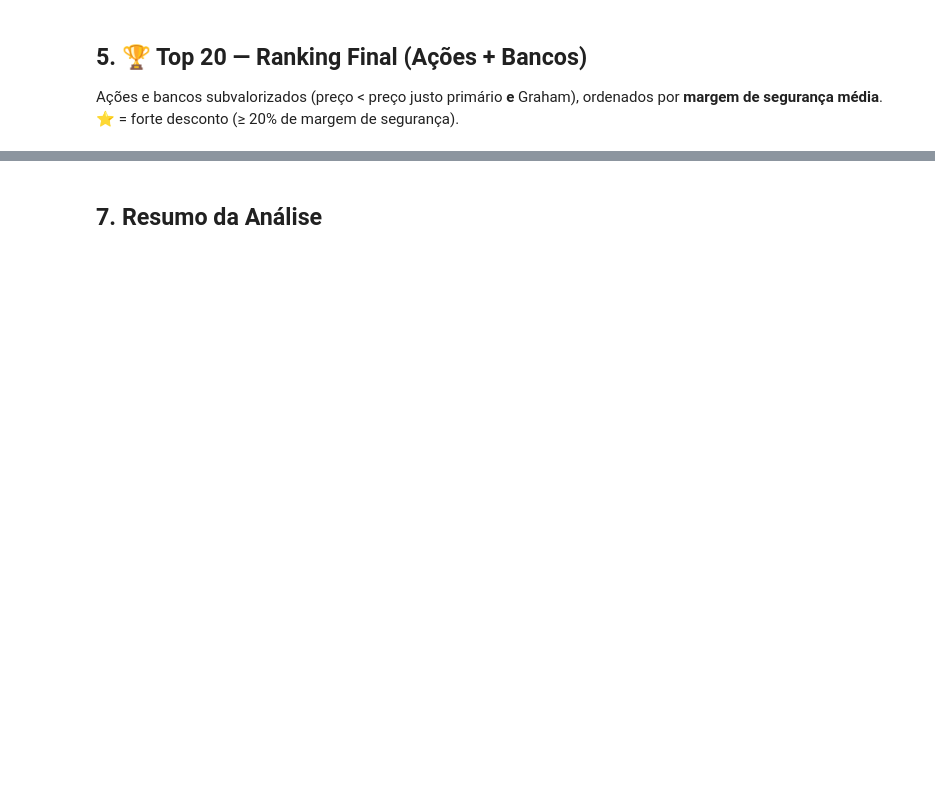
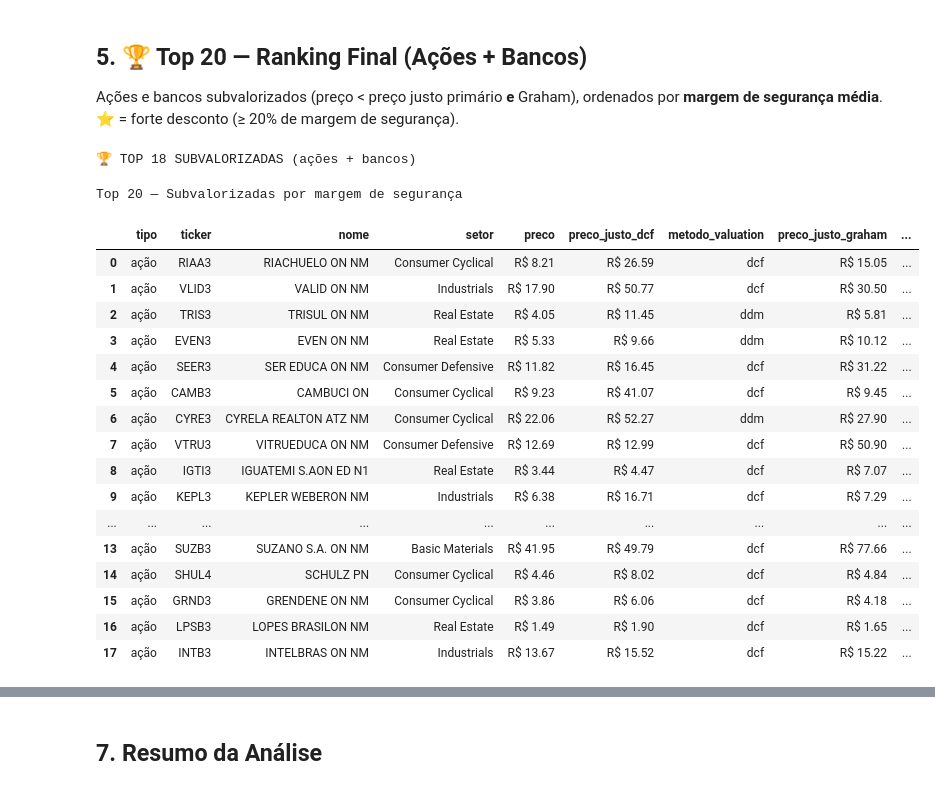
Before and after one commit to alisson446/stock-analysis, a Jupyter notebook: analysis.ipynb, the cells around one changed output, grey strips where cells are left out. Cells and saved outputs as stored; diff of their text form; code cells hidden in the pictures; blank space fills up the shorter version.

```diff
--- a/analysis.ipynb
+++ b/analysis.ipynb
@@ -125,8 +175,9 @@ Ações com preço de mercado **abaixo de ambos** os preços justos são conside
 if len(filtered_stocks) > 0:
     valued_stocks = valuation.apply_valuation(filtered_stocks, stock_fundamentals_clean, model='stock')
 
-    val_cols = ['ticker', 'nome', 'preco', 'preco_justo_dcf', 'preco_justo_graham',
-                'margem_seg_dcf_pct', 'margem_seg_graham_pct', 'undervalued', 'forte_desconto']
+    val_cols = ['ticker', 'nome', 'preco', 'preco_justo_dcf', 'metodo_valuation',
+                'preco_justo_graham', 'margem_seg_dcf_pct', 'margem_seg_graham_pct',
+                'undervalued', 'forte_desconto']
     display(valued_stocks[val_cols].style.format({
         'preco': 'R$ {:.2f}',
         'preco_justo_dcf': 'R$ {:.2f}',
@@ -159,8 +229,9 @@ filtered_banks = filters.apply_bank_filters(bank_fundamentals)
 if len(filtered_banks) > 0:
     valued_banks = valuation.apply_valuation(filtered_banks, stock_fundamentals_clean, model='bank')
 
-    val_cols = ['ticker', 'nome', 'preco', 'preco_justo_dcf', 'preco_justo_graham',
-                'margem_seg_dcf_pct', 'margem_seg_graham_pct', 'undervalued', 'forte_desconto']
+    val_cols = ['ticker', 'nome', 'preco', 'preco_justo_dcf', 'metodo_valuation',
+                'preco_justo_graham', 'margem_seg_dcf_pct', 'margem_seg_graham_pct',
+                'undervalued', 'forte_desconto']
     display(valued_banks[val_cols].style.format({
         'preco': 'R$ {:.2f}',
         'preco_justo_dcf': 'R$ {:.2f}',
@@ -198,32 +280,52 @@ if len(all_valued_df) > 0 and all_valued_df['undervalued'].any():
     undervalued = all_valued_df[all_valued_df['undervalued']].copy()
 
     # Ordenar por maior margem de segurança e pegar top 20
     top20 = (undervalued
              .sort_values('margem_seg_media_pct', ascending=False)
              .head(20)
              .reset_index(drop=True))
 
     print(f"🏆 TOP {len(top20)} SUBVALORIZADAS (ações + bancos)\n")
 
     result_cols = ['tipo', 'ticker', 'nome', 'setor', 'preco', 'preco_justo_dcf',
-                   'preco_justo_graham', 'margem_seg_media_pct', 'forte_desconto',
-                   'pl', 'pvp', 'roe_pct', 'margem_liquida_pct']
+                   'metodo_valuation', 'preco_justo_graham', 'margem_seg_media_pct',
+                   'forte_desconto', 'pl', 'pvp', 'roe_pct', 'margem_liquida_pct']
     display(top20[result_cols].style.format({
         'preco': 'R$ {:.2f}',
         'preco_justo_dcf': 'R$ {:.2f}',
         'preco_justo_graham': 'R$ {:.2f}',
         'margem_seg_media_pct': '{:.1f}%',
         'pl': '{:.2f}',
         'pvp': '{:.2f}',
         'roe_pct': '{:.1f}%',
         'margem_liquida_pct': '{:.1f}%',
     }).set_caption("Top 20 — Subvalorizadas por margem de segurança"))
 else:
     top20 = pd.DataFrame()
     print("⚠️ Nenhuma ação/banco encontrado abaixo do preço justo.")
 
     if len(all_valued_df) > 0:
         print("\nMais próximas do preço justo:")
         near = all_valued_df.nlargest(10, 'margem_seg_media_pct')
         display(near[['tipo', 'ticker', 'nome', 'preco', 'preco_justo_dcf',
                        'preco_justo_graham', 'margem_seg_media_pct']])
+# %% [output]
+🏆 TOP 18 SUBVALORIZADAS (ações + bancos)
+Top 20 — Subvalorizadas por margem de segurança
+|  | tipo | ticker | nome | setor | preco | preco_justo_dcf | metodo_valuation | preco_justo_graham | ... |
+| 0 | ação | RIAA3 | RIACHUELO ON NM | Consumer Cyclical | R$ 8.21 | R$ 26.59 | dcf | R$ 15.05 | ... |
+| 1 | ação | VLID3 | VALID ON NM | Industrials | R$ 17.90 | R$ 50.77 | dcf | R$ 30.50 | ... |
+| 2 | ação | TRIS3 | TRISUL ON NM | Real Estate | R$ 4.05 | R$ 11.45 | ddm | R$ 5.81 | ... |
+| 3 | ação | EVEN3 | EVEN ON NM | Real Estate | R$ 5.33 | R$ 9.66 | ddm | R$ 10.12 | ... |
+| 4 | ação | SEER3 | SER EDUCA ON NM | Consumer Defensive | R$ 11.82 | R$ 16.45 | dcf | R$ 31.22 | ... |
+| 5 | ação | CAMB3 | CAMBUCI ON | Consumer Cyclical | R$ 9.23 | R$ 41.07 | dcf | R$ 9.45 | ... |
+| 6 | ação | CYRE3 | CYRELA REALTON ATZ NM | Consumer Cyclical | R$ 22.06 | R$ 52.27 | ddm | R$ 27.90 | ... |
+| 7 | ação | VTRU3 | VITRUEDUCA ON NM | Consumer Defensive | R$ 12.69 | R$ 12.99 | dcf | R$ 50.90 | ... |
+| 8 | ação | IGTI3 | IGUATEMI S.AON ED N1 | Real Estate | R$ 3.44 | R$ 4.47 | dcf | R$ 7.07 | ... |
+| 9 | ação | KEPL3 | KEPLER WEBERON NM | Industrials | R$ 6.38 | R$ 16.71 | dcf | R$ 7.29 | ... |
+| ... | ... | ... | ... | ... | ... | ... | ... | ... | ... |
+| 13 | ação | SUZB3 | SUZANO S.A. ON NM | Basic Materials | R$ 41.95 | R$ 49.79 | dcf | R$ 77.66 | ... |
+| 14 | ação | SHUL4 | SCHULZ PN | Consumer Cyclical | R$ 4.46 | R$ 8.02 | dcf | R$ 4.84 | ... |
+| 15 | ação | GRND3 | GRENDENE ON NM | Consumer Cyclical | R$ 3.86 | R$ 6.06 | dcf | R$ 4.18 | ... |
+| 16 | ação | LPSB3 | LOPES BRASILON NM | Real Estate | R$ 1.49 | R$ 1.90 | dcf | R$ 1.65 | ... |
+| 17 | ação | INTB3 | INTELBRAS ON NM | Industrials | R$ 13.67 | R$ 15.52 | dcf | R$ 15.22 | ... |
```
Also changed, not shown: parts of 9 cells of this notebook, 6 other files.
